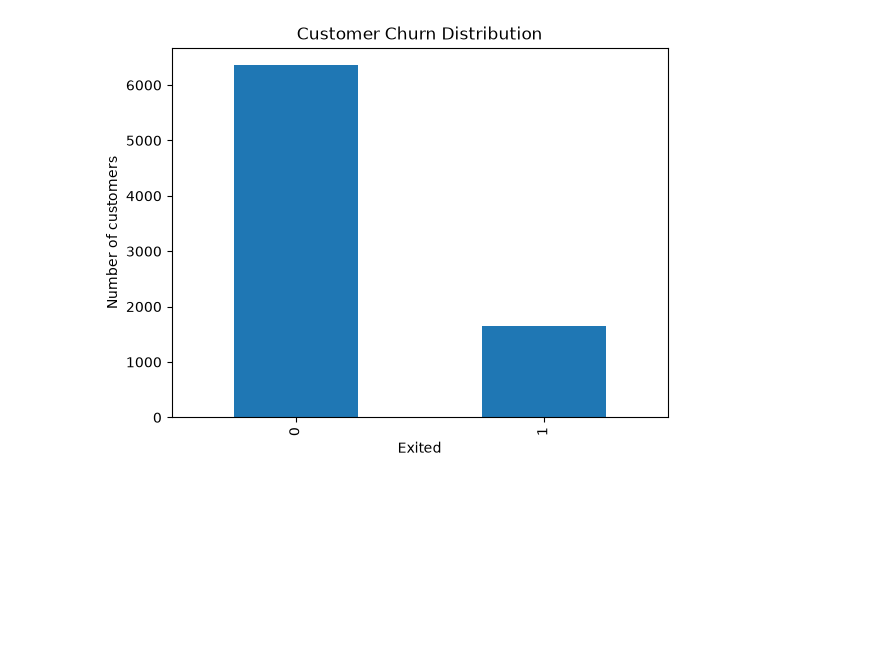
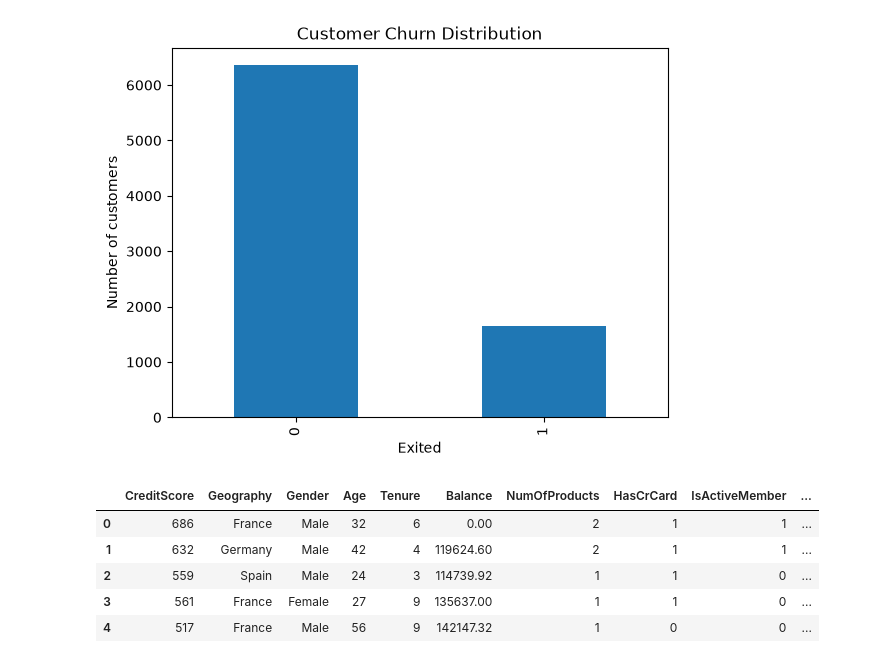
Before and after one commit to Jaswanth-2/Machine_learning, a Jupyter notebook: knn/notebook/eda.ipynb, the cells around one changed output. Cells and saved outputs as stored; diff of their text form; code cells hidden in the pictures; blank space fills up the shorter version.

```diff
--- a/knn/notebook/eda.ipynb
+++ b/knn/notebook/eda.ipynb
@@ -274,3 +274,7 @@ plt.title("Customer Churn Distribution")
 plt.show()
 # %% [output]
 [figure]
+# %%
+drop_cols=["RowNumber", "CustomerId", "Surname"]
+# %%
+train=train.drop(columns=drop_cols)
@@ -276,0 +283,9 @@ plt.show()
+# %%
+train.head()
+# %% [output]
+|  | CreditScore | Geography | Gender | Age | Tenure | Balance | NumOfProducts | HasCrCard | IsActiveMember | ... |
+| 0 | 686 | France | Male | 32 | 6 | 0.00 | 2 | 1 | 1 | ... |
+| 1 | 632 | Germany | Male | 42 | 4 | 119624.60 | 2 | 1 | 1 | ... |
+| 2 | 559 | Spain | Male | 24 | 3 | 114739.92 | 1 | 1 | 0 | ... |
+| 3 | 561 | France | Female | 27 | 9 | 135637.00 | 1 | 1 | 0 | ... |
+| 4 | 517 | France | Male | 56 | 9 | 142147.32 | 1 | 0 | 0 | ... |
```
Also changed, not shown: parts of 25 cells of this notebook, 1 other file.
